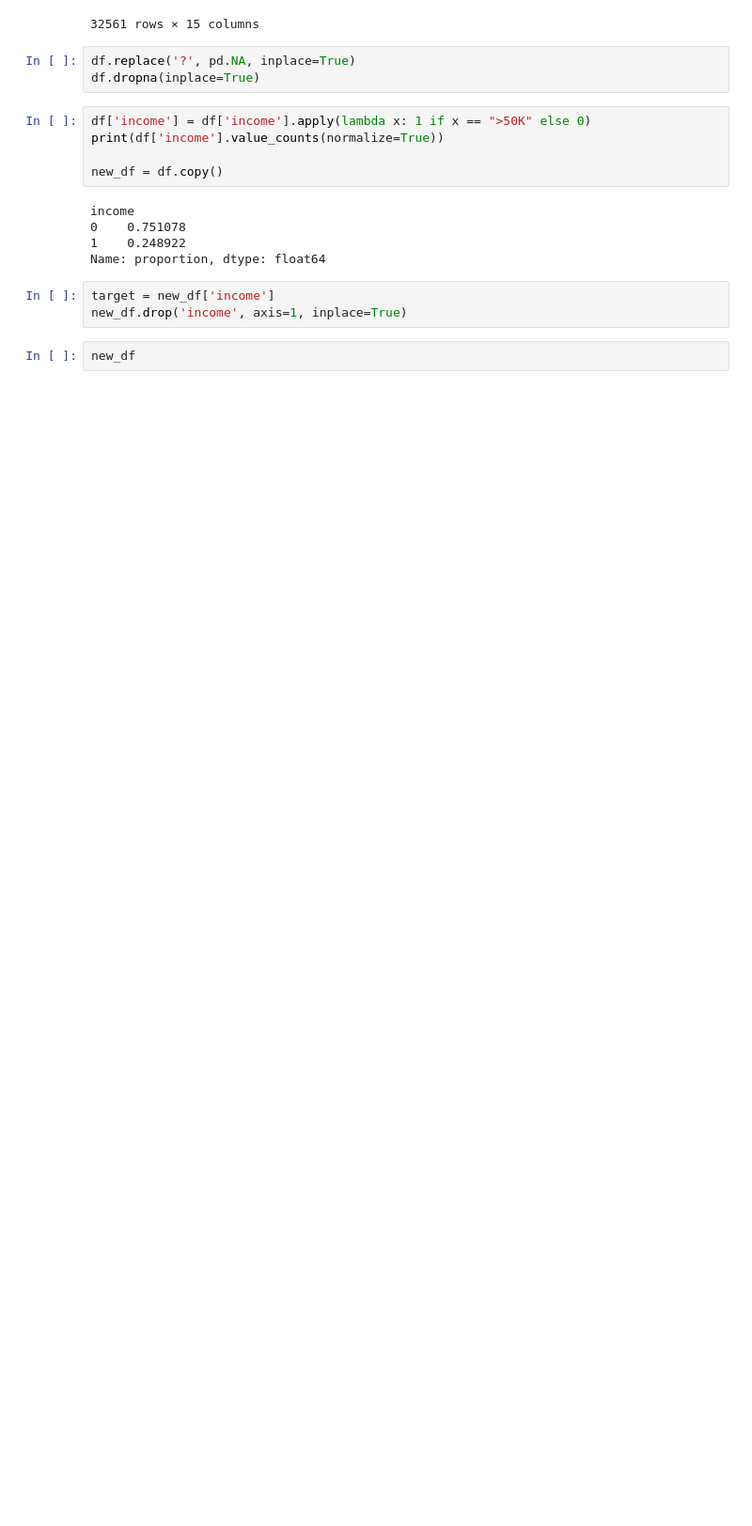
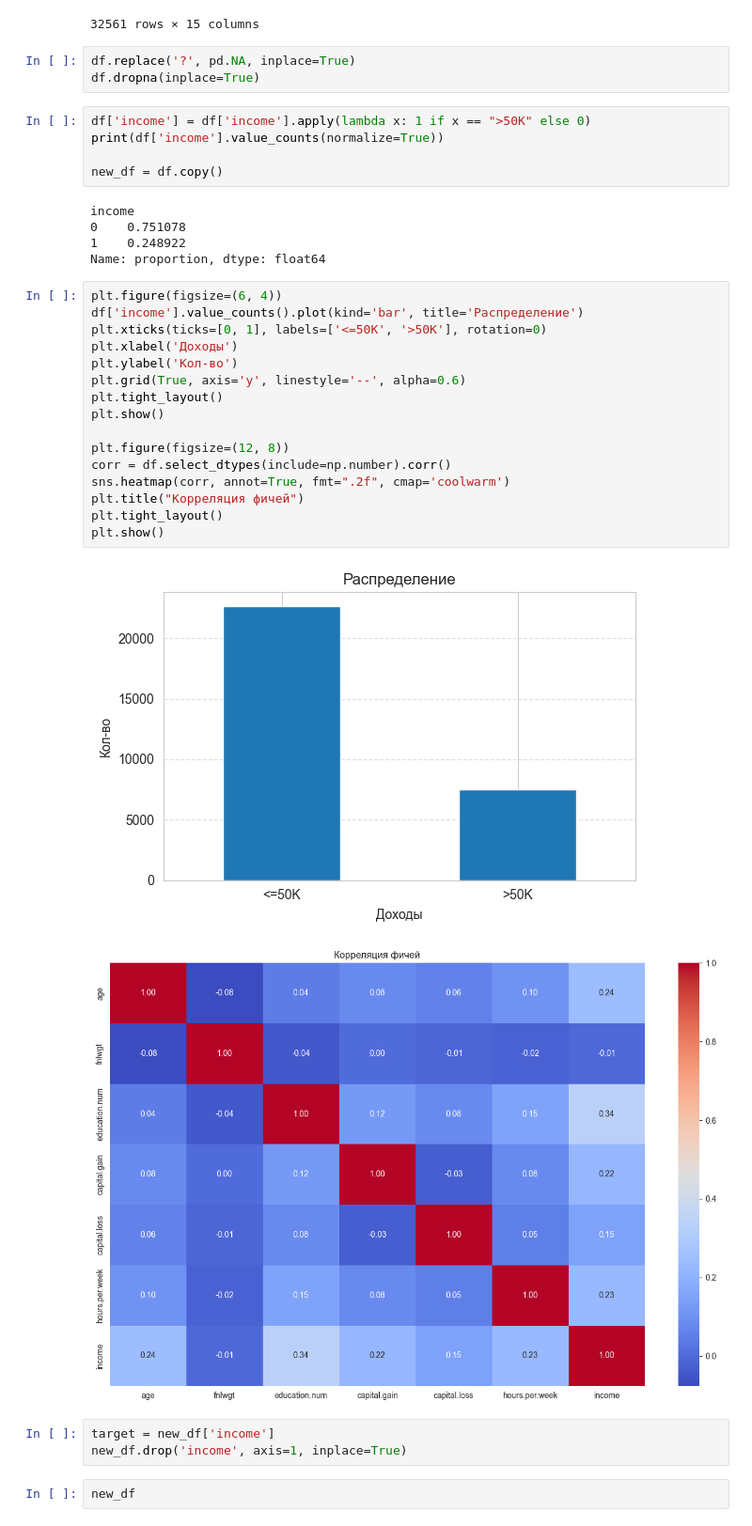
Before and after one commit to adbedlam/adult-income-prediction, a Jupyter notebook: notebooks/preproc.ipynb, the cells around one changed output. Shown: that part at 94% size. Drawn from its saved outputs; the diff is of its cells as text; blank space fills up the shorter version.

```diff
--- a/notebooks/preproc.ipynb
+++ b/notebooks/preproc.ipynb
@@ -41,6 +70,25 @@ income
 0    0.751078
 1    0.248922
 Name: proportion, dtype: float64
+# %%
+plt.figure(figsize=(6, 4))
+df['income'].value_counts().plot(kind='bar', title='Распределение')
+plt.xticks(ticks=[0, 1], labels=['<=50K', '>50K'], rotation=0)
+plt.xlabel('Доходы')
+plt.ylabel('Кол-во')
+plt.grid(True, axis='y', linestyle='--', alpha=0.6)
+plt.tight_layout()
+plt.show()
+
+plt.figure(figsize=(12, 8))
+corr = df.select_dtypes(include=np.number).corr()
+sns.heatmap(corr, annot=True, fmt=".2f", cmap='coolwarm')
+plt.title("Корреляция фичей")
+plt.tight_layout()
+plt.show()
+# %% [output]
+[figure, added]
+[figure, added]
 # %%
 target = new_df['income']
 new_df.drop('income', axis=1, inplace=True)
```
Also changed, not shown: parts of 28 cells of this notebook, 6 other files.
